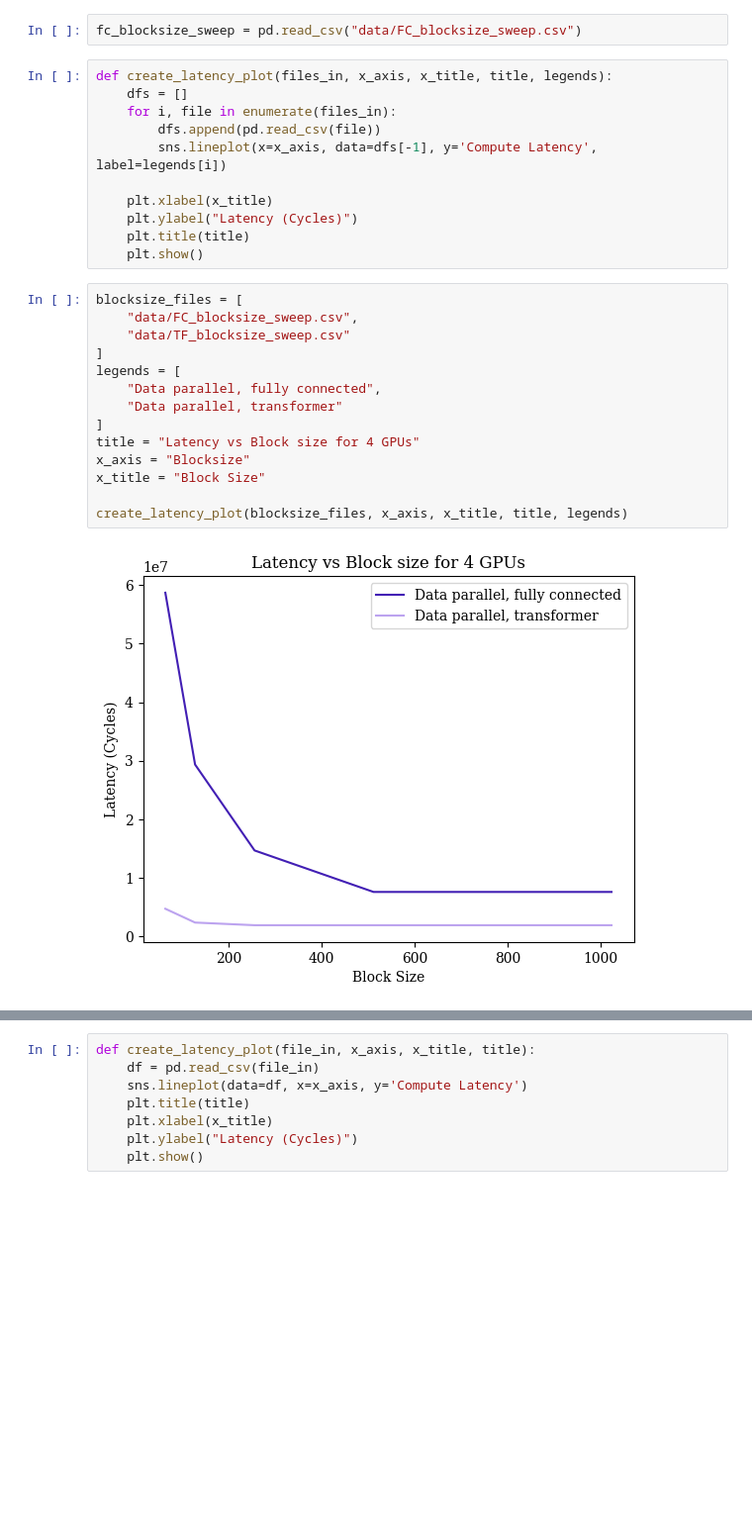
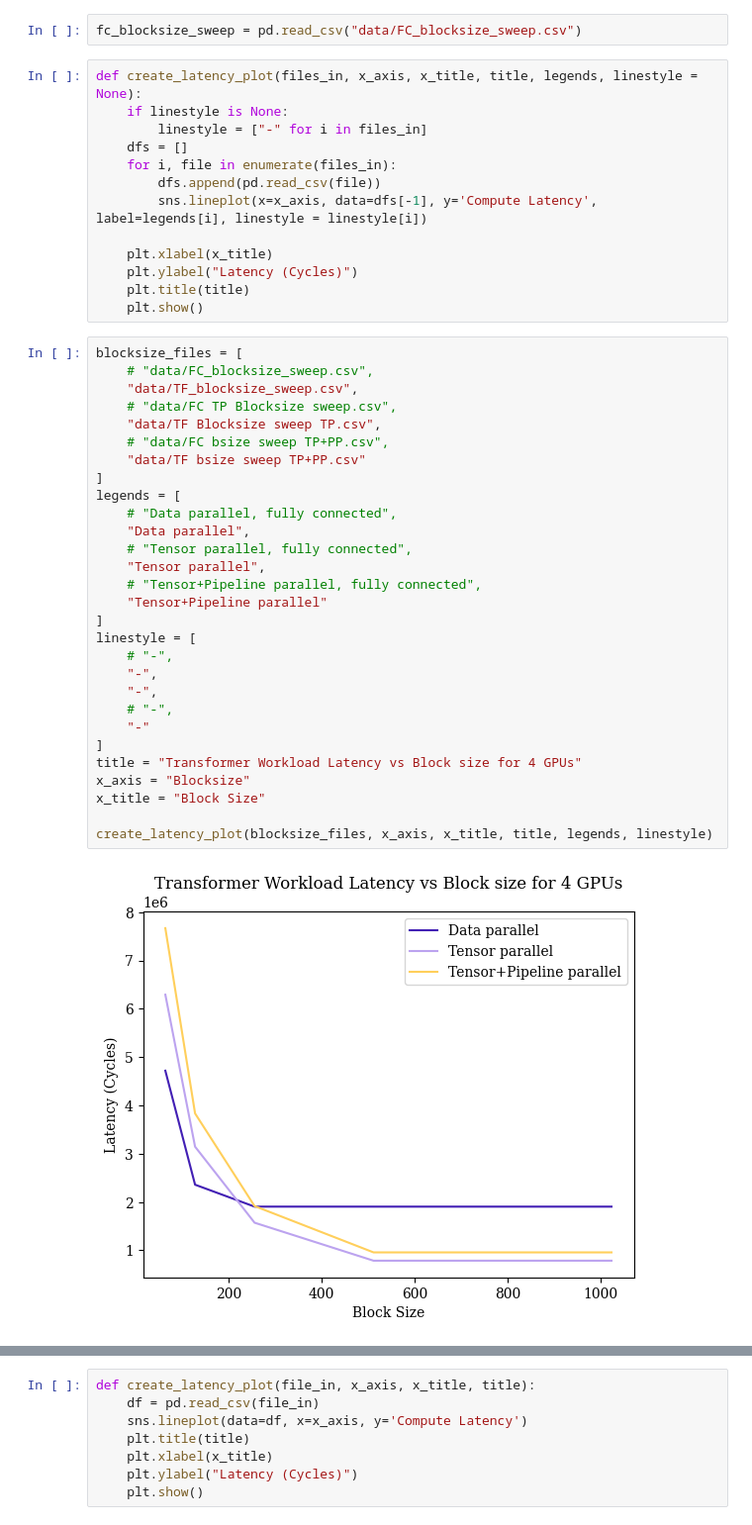
Before and after one commit to Aprilhuu/modeling-rack-scale-computing, a Jupyter notebook: workspace/create_plots.ipynb, the cells around one changed output, grey strips where cells are left out. Shown: that part at 99% size. Cells and saved outputs as stored; diff of their text form; blank space fills up the shorter version.

```diff
--- a/workspace/create_plots.ipynb
+++ b/workspace/create_plots.ipynb
@@ -9,11 +9,13 @@ plt.rcParams['font.family'] = 'serif'
 # %%
 fc_blocksize_sweep = pd.read_csv("data/FC_blocksize_sweep.csv")
 # %%
-def create_latency_plot(files_in, x_axis, x_title, title, legends):
+def create_latency_plot(files_in, x_axis, x_title, title, legends, linestyle = None):
+    if linestyle is None:
+        linestyle = ["-" for i in files_in]
     dfs = []
     for i, file in enumerate(files_in):
         dfs.append(pd.read_csv(file))
-        sns.lineplot(x=x_axis, data=dfs[-1], y='Compute Latency', label=legends[i])
+        sns.lineplot(x=x_axis, data=dfs[-1], y='Compute Latency', label=legends[i], linestyle = linestyle[i])
 
     plt.xlabel(x_title)
     plt.ylabel("Latency (Cycles)")
@@ -21,17 +23,32 @@ def create_latency_plot(files_in, x_axis, x_title, title, legends):
     plt.show()
 # %%
 blocksize_files = [
-    "data/FC_blocksize_sweep.csv",
-    "data/TF_blocksize_sweep.csv"
+    # "data/FC_blocksize_sweep.csv",
+    "data/TF_blocksize_sweep.csv",
+    # "data/FC TP Blocksize sweep.csv",
+    "data/TF Blocksize sweep TP.csv",
+    # "data/FC bsize sweep TP+PP.csv",
+    "data/TF bsize sweep TP+PP.csv"
 ]
 legends = [
-    "Data parallel, fully connected",
-    "Data parallel, transformer"
+    # "Data parallel, fully connected",
+    "Data parallel",
+    # "Tensor parallel, fully connected",
+    "Tensor parallel",
+    # "Tensor+Pipeline parallel, fully connected",
+    "Tensor+Pipeline parallel"
 ]
-title = "Latency vs Block size for 4 GPUs"
+linestyle = [
+    # "-",
+    "-",
+    "-",
+    # "-",
+    "-"
+]
+title = "Transformer Workload Latency vs Block size for 4 GPUs"
 x_axis = "Blocksize"
 x_title = "Block Size"
 
-create_latency_plot(blocksize_files, x_axis, x_title, title, legends)
+create_latency_plot(blocksize_files, x_axis, x_title, title, legends, linestyle)
 # %% [output]
-[figure, old version]
+[figure, new version]
```
Also changed, not shown: parts of 18 cells of this notebook, 12 other files.
